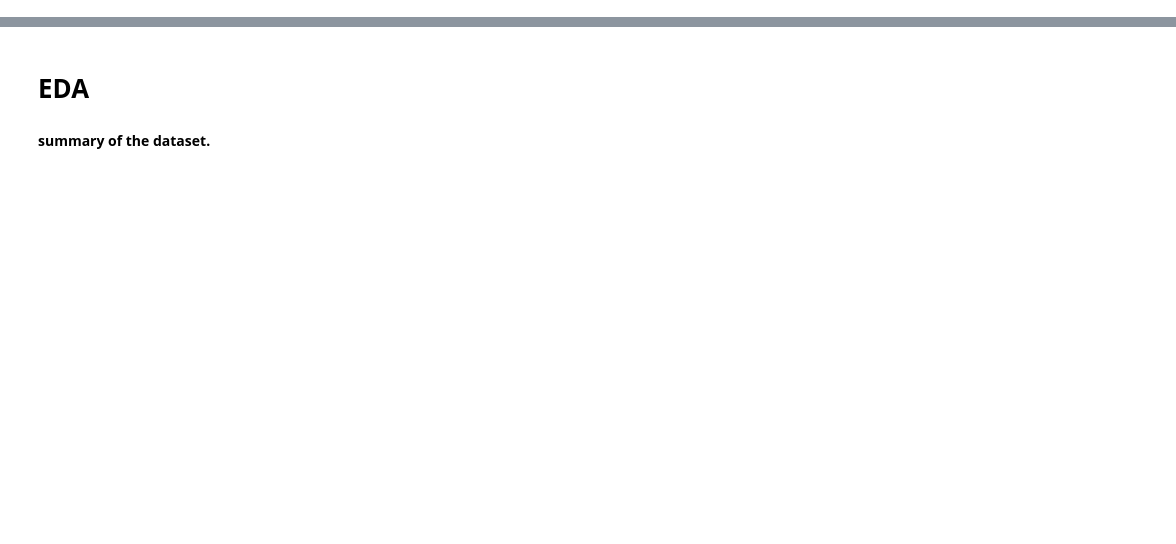
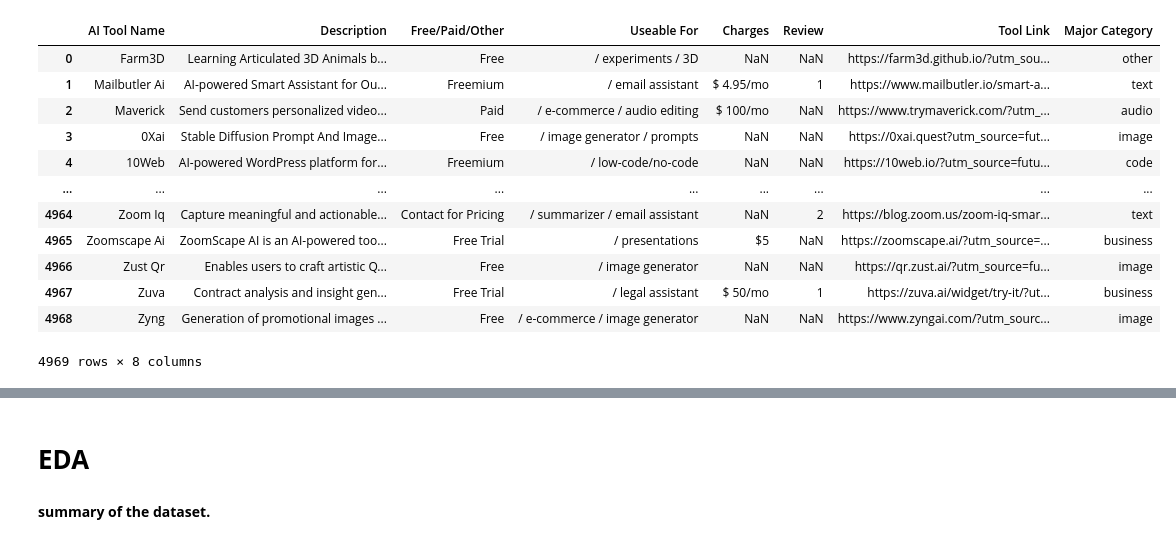
Before and after one commit to Teycir/aitoolsanalysis, a Jupyter notebook: aitools2023/ai-tools-2023-analysis.ipynb, the cells around one changed output, grey strips where cells are left out. Cells and saved outputs as stored; diff of their text form; code cells hidden in the pictures; blank space fills up the shorter version.

```diff
--- a/aitools2023/ai-tools-2023-analysis.ipynb
+++ b/aitools2023/ai-tools-2023-analysis.ipynb
@@ -18,8 +18,22 @@ for dirname, _, filenames in os.walk('/kaggle/input'):
 # You can write up to 20GB to the current directory (/kaggle/working/) that gets preserved as output when you create a version using "Save & Run All"
 # You can also write temporary files to /kaggle/temp/, but they won't be saved outside of the current session
 # %%
-data=pd.read_csv("/kaggle/input/ai-5000-tools-2023/all_ai_tool.csv")
+data=pd.read_csv("Input/all_ai_tool.csv")
 data
+# %% [output]
+|  | AI Tool Name | Description | Free/Paid/Other | Useable For | Charges | Review | Tool Link | Major Category |
+| 0 | Farm3D | Learning Articulated 3D Animals b... | Free | / experiments / 3D | NaN | NaN | https://farm3d.github.io/?utm_sou... | other |
+| 1 | Mailbutler Ai | AI-powered Smart Assistant for Ou... | Freemium | / email assistant | $ 4.95/mo | 1 | https://www.mailbutler.io/smart-a... | text |
+| 2 | Maverick | Send customers personalized video... | Paid | / e-commerce / audio editing | $ 100/mo | NaN | https://www.trymaverick.com/?utm_... | audio |
+| 3 | 0Xai | Stable Diffusion Prompt And Image... | Free | / image generator / prompts | NaN | NaN | https://0xai.quest?utm_source=fut... | image |
+| 4 | 10Web | AI-powered WordPress platform for... | Freemium | / low-code/no-code | NaN | NaN | https://10web.io/?utm_source=futu... | code |
+| ... | ... | ... | ... | ... | ... | ... | ... | ... |
+| 4964 | Zoom Iq | Capture meaningful and actionable... | Contact for Pricing | / summarizer / email assistant | NaN | 2 | https://blog.zoom.us/zoom-iq-smar... | text |
+| 4965 | Zoomscape Ai | ZoomScape AI is an AI-powered too... | Free Trial | / presentations | $5 | NaN | https://zoomscape.ai/?utm_source=... | business |
+| 4966 | Zust Qr | Enables users to craft artistic Q... | Free | / image generator | NaN | NaN | https://qr.zust.ai/?utm_source=fu... | image |
+| 4967 | Zuva | Contract analysis and insight gen... | Free Trial | / legal assistant | $ 50/mo | 1 | https://zuva.ai/widget/try-it/?ut... | business |
+| 4968 | Zyng | Generation of promotional images ... | Free | / e-commerce / image generator | NaN | NaN | https://www.zyngai.com/?utm_sourc... | image |
+4969 rows × 8 columns
 # %%
 import missingno as msno    # check for missing values
 msno.matrix(data)
```
Also changed, not shown: parts of 10 cells of this notebook, 1 other file.
